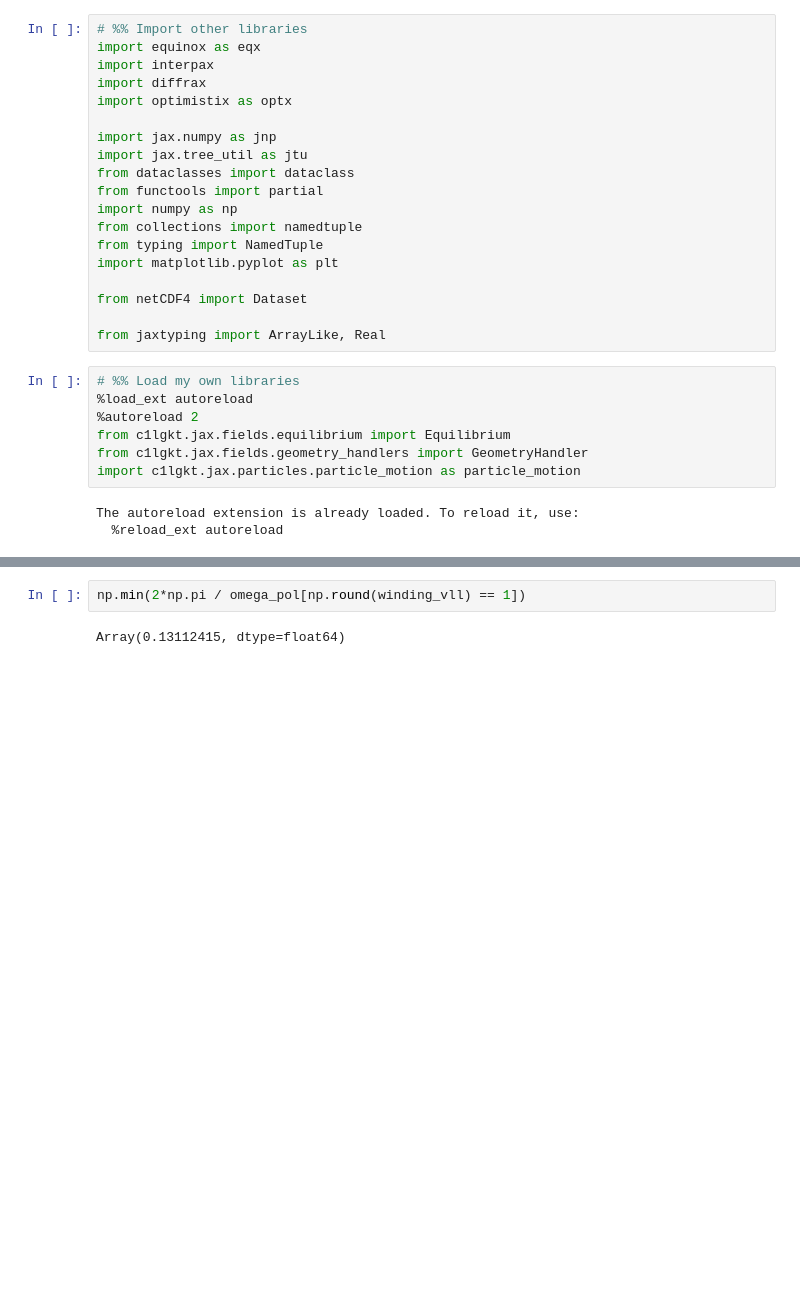
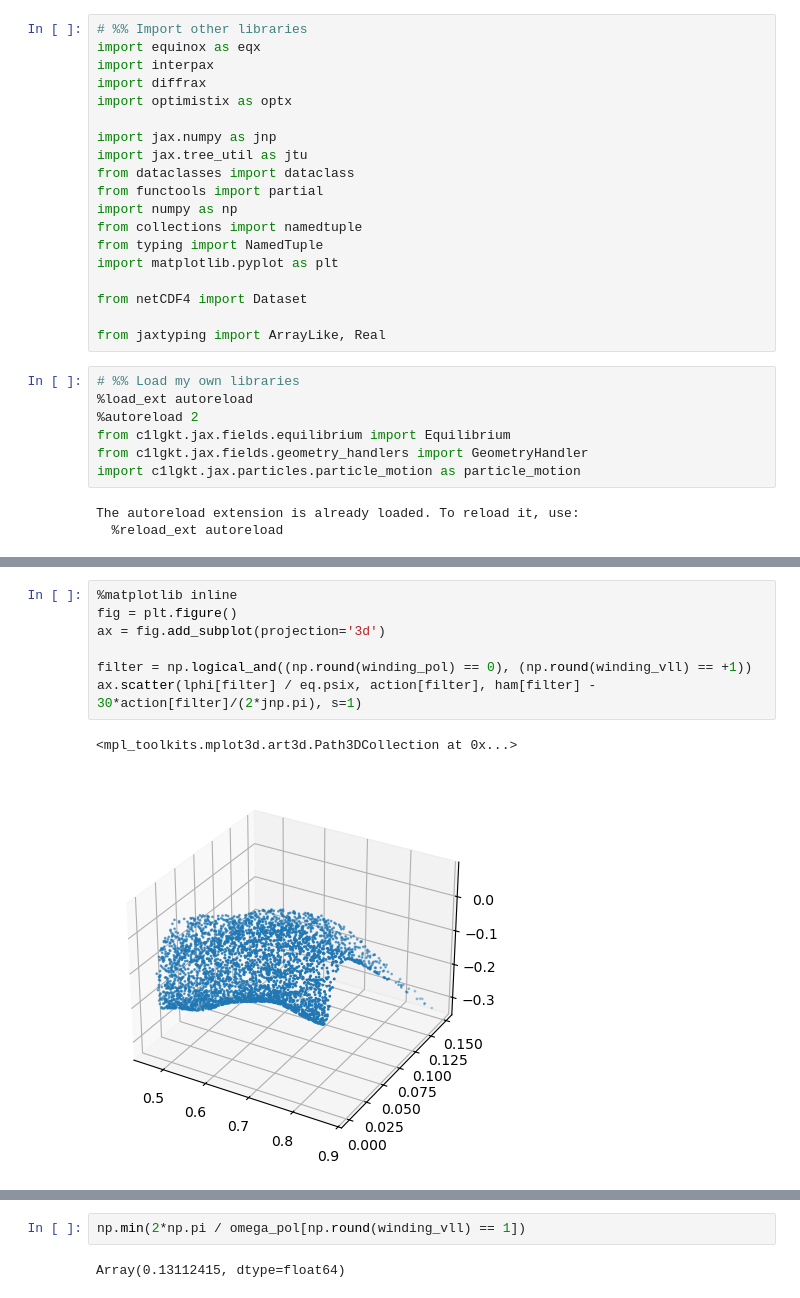
Before and after one commit to Maplenormandy/c1lgkt-jax, a Jupyter notebook: bin/diffrax_scratch.ipynb, the cells around one changed output, grey strips where cells are left out. Drawn from its saved outputs; the diff is of its cells as text; blank space fills up the shorter version.

```diff
--- a/bin/diffrax_scratch.ipynb
+++ b/bin/diffrax_scratch.ipynb
@@ -153,0 +164,10 @@ plt.quiver(r0[filter], vll0[filter], omega_tor[filter] / jnp.std(omega_tor[filte
+# %%
+%matplotlib inline
+fig = plt.figure()
+ax = fig.add_subplot(projection='3d')
+
+filter = np.logical_and((np.round(winding_pol) == 0), (np.round(winding_vll) == +1))
+ax.scatter(lphi[filter] / eq.psix, action[filter], ham[filter] - 30*action[filter]/(2*jnp.pi), s=1)
+# %% [output]
+<mpl_toolkits.mplot3d.art3d.Path3DCollection at 0x...>
+[figure, added]
```
Also changed, not shown: parts of 11 cells of this notebook, 3 other files.
